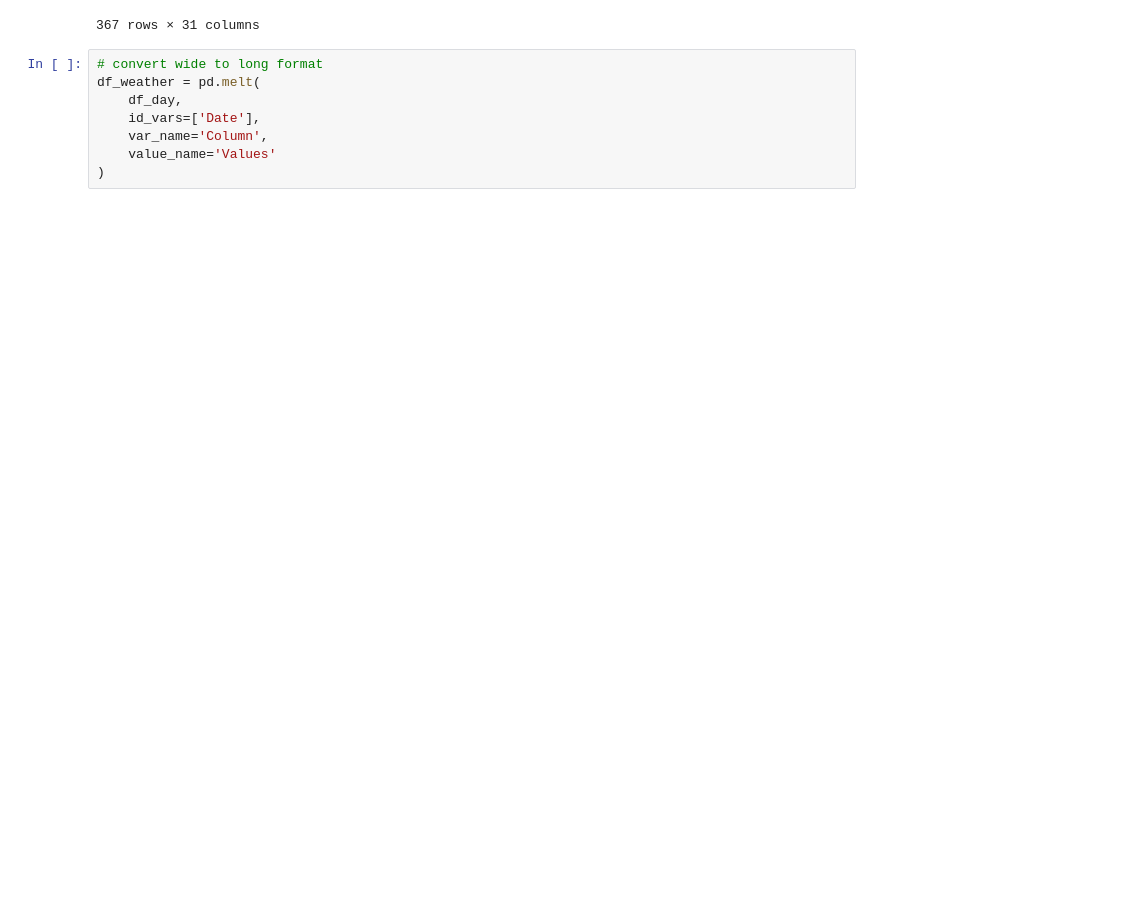
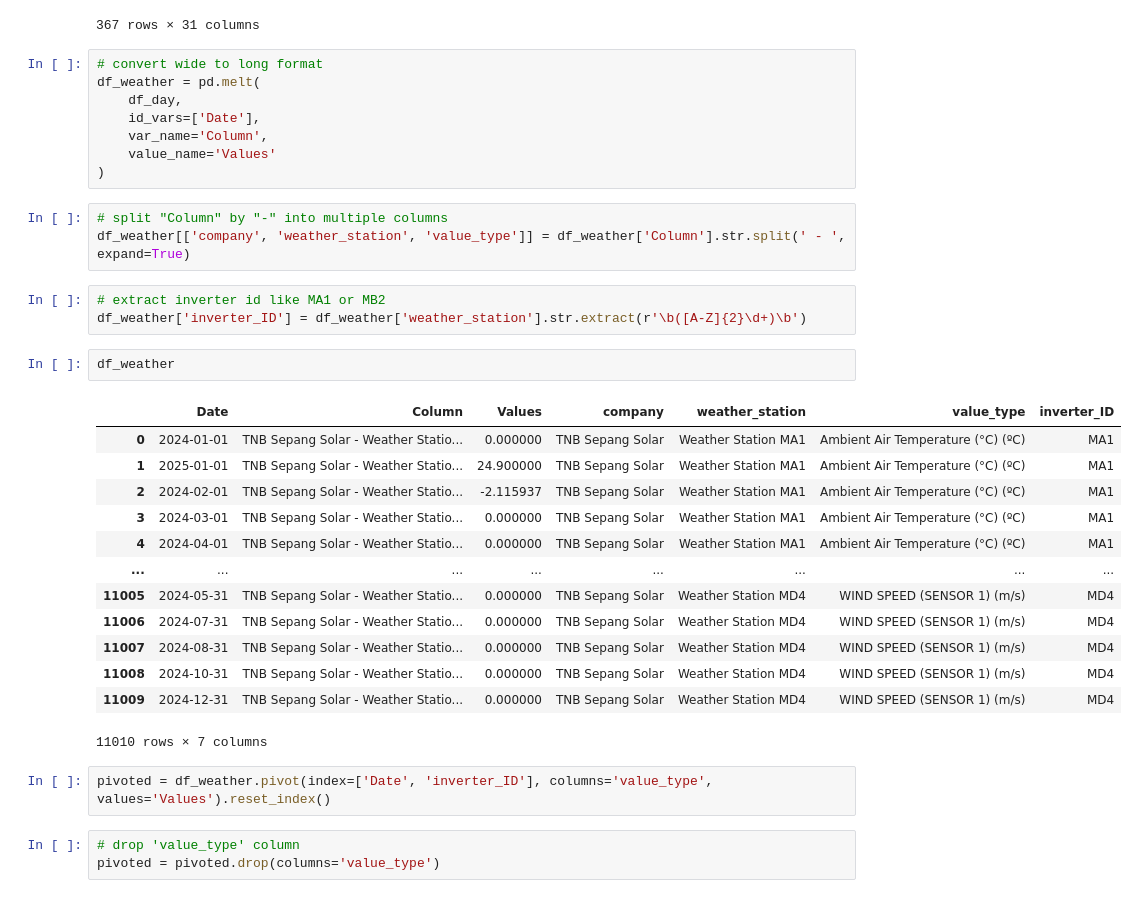
Before and after one commit to Zhenna/LangChain_CSV_agent_experiment, a Jupyter notebook: convert_df.ipynb, the cells around one changed output. Drawn from its saved outputs; the diff is of its cells as text; blank space fills up the shorter version.

```diff
--- a/convert_df.ipynb
+++ b/convert_df.ipynb
@@ -206,3 +206,30 @@ df_weather = pd.melt(
     var_name='Column',
     value_name='Values'
 )
+# %%
+# split "Column" by "-" into multiple columns
+df_weather[['company', 'weather_station', 'value_type']] = df_weather['Column'].str.split(' - ', expand=True)
+# %%
+# extract inverter id like MA1 or MB2
+df_weather['inverter_ID'] = df_weather['weather_station'].str.extract(r'\b([A-Z]{2}\d+)\b')
+# %%
+df_weather
+# %% [output]
+|  | Date | Column | Values | company | weather_station | value_type | inverter_ID |
+| 0 | 2024-01-01 | TNB Sepang Solar - Weather Statio... | 0.000000 | TNB Sepang Solar | Weather Station MA1 | Ambient Air Temperature (°C) (ºC) | MA1 |
+| 1 | 2025-01-01 | TNB Sepang Solar - Weather Statio... | 24.900000 | TNB Sepang Solar | Weather Station MA1 | Ambient Air Temperature (°C) (ºC) | MA1 |
+| 2 | 2024-02-01 | TNB Sepang Solar - Weather Statio... | -2.115937 | TNB Sepang Solar | Weather Station MA1 | Ambient Air Temperature (°C) (ºC) | MA1 |
+| 3 | 2024-03-01 | TNB Sepang Solar - Weather Statio... | 0.000000 | TNB Sepang Solar | Weather Station MA1 | Ambient Air Temperature (°C) (ºC) | MA1 |
+| 4 | 2024-04-01 | TNB Sepang Solar - Weather Statio... | 0.000000 | TNB Sepang Solar | Weather Station MA1 | Ambient Air Temperature (°C) (ºC) | MA1 |
+| ... | ... | ... | ... | ... | ... | ... | ... |
+| 11005 | 2024-05-31 | TNB Sepang Solar - Weather Statio... | 0.000000 | TNB Sepang Solar | Weather Station MD4 | WIND SPEED (SENSOR 1) (m/s) | MD4 |
+| 11006 | 2024-07-31 | TNB Sepang Solar - Weather Statio... | 0.000000 | TNB Sepang Solar | Weather Station MD4 | WIND SPEED (SENSOR 1) (m/s) | MD4 |
+| 11007 | 2024-08-31 | TNB Sepang Solar - Weather Statio... | 0.000000 | TNB Sepang Solar | Weather Station MD4 | WIND SPEED (SENSOR 1) (m/s) | MD4 |
+| 11008 | 2024-10-31 | TNB Sepang Solar - Weather Statio... | 0.000000 | TNB Sepang Solar | Weather Station MD4 | WIND SPEED (SENSOR 1) (m/s) | MD4 |
+| 11009 | 2024-12-31 | TNB Sepang Solar - Weather Statio... | 0.000000 | TNB Sepang Solar | Weather Station MD4 | WIND SPEED (SENSOR 1) (m/s) | MD4 |
+11010 rows × 7 columns
+# %%
+pivoted = df_weather.pivot(index=['Date', 'inverter_ID'], columns='value_type', values='Values').reset_index()
+# %%
+# drop 'value_type' column
+pivoted = pivoted.drop(columns='value_type')
```
Also changed, not shown: parts of 9 cells of this notebook, 9 other files.
